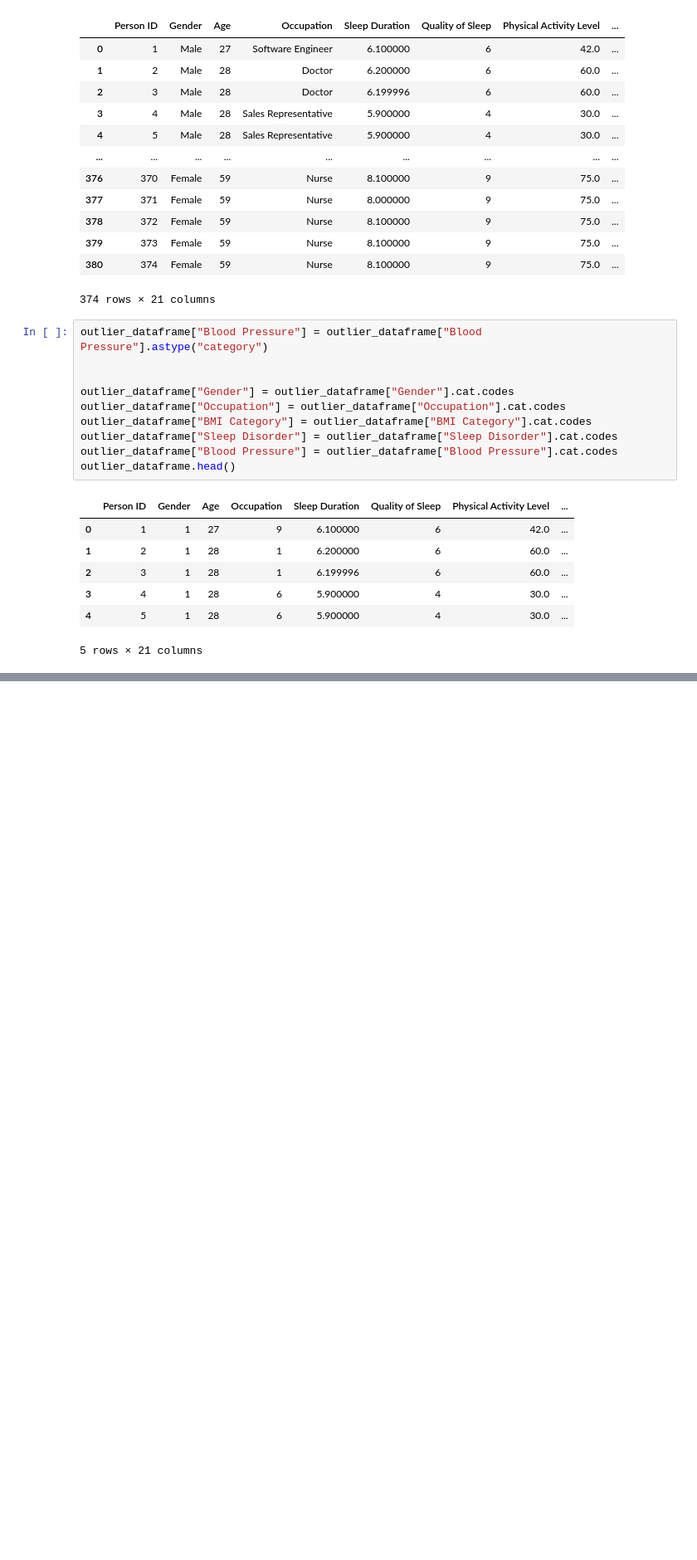
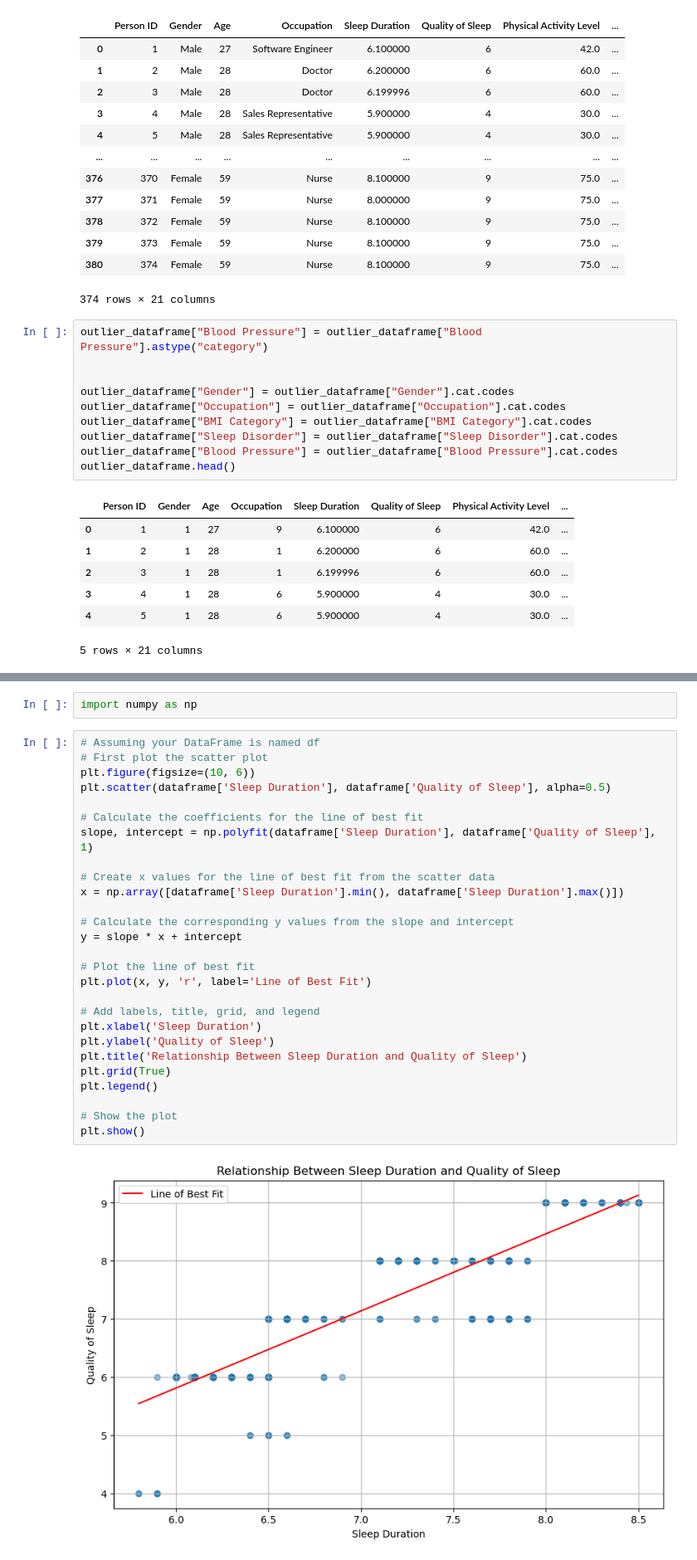
Before and after one commit to FrederickAlmeida/Data-Science-Project, a Jupyter notebook: exploratory_analysis.ipynb, the cells around one changed output, grey strips where cells are left out. Shown at 83% size. Cells and saved outputs as stored; diff of their text form; blank space fills up the shorter version.

```diff
--- a/exploratory_analysis.ipynb
+++ b/exploratory_analysis.ipynb
@@ -471,0 +488,31 @@ A matriz de correlação gerada fornece informações sobre a força e a direç
+# %%
+import numpy as np
+# %%
+# Assuming your DataFrame is named df
+# First plot the scatter plot
+plt.figure(figsize=(10, 6))
+plt.scatter(dataframe['Sleep Duration'], dataframe['Quality of Sleep'], alpha=0.5)
+
+# Calculate the coefficients for the line of best fit
+slope, intercept = np.polyfit(dataframe['Sleep Duration'], dataframe['Quality of Sleep'], 1)
+
+# Create x values for the line of best fit from the scatter data
+x = np.array([dataframe['Sleep Duration'].min(), dataframe['Sleep Duration'].max()])
+
+# Calculate the corresponding y values from the slope and intercept
+y = slope * x + intercept
+
+# Plot the line of best fit
+plt.plot(x, y, 'r', label='Line of Best Fit')
+
+# Add labels, title, grid, and legend
+plt.xlabel('Sleep Duration')
+plt.ylabel('Quality of Sleep')
+plt.title('Relationship Between Sleep Duration and Quality of Sleep')
+plt.grid(True)
+plt.legend()
+
+# Show the plot
+plt.show()
+# %% [output]
+[figure, added]
```
Also changed, not shown: parts of 26 cells of this notebook.
